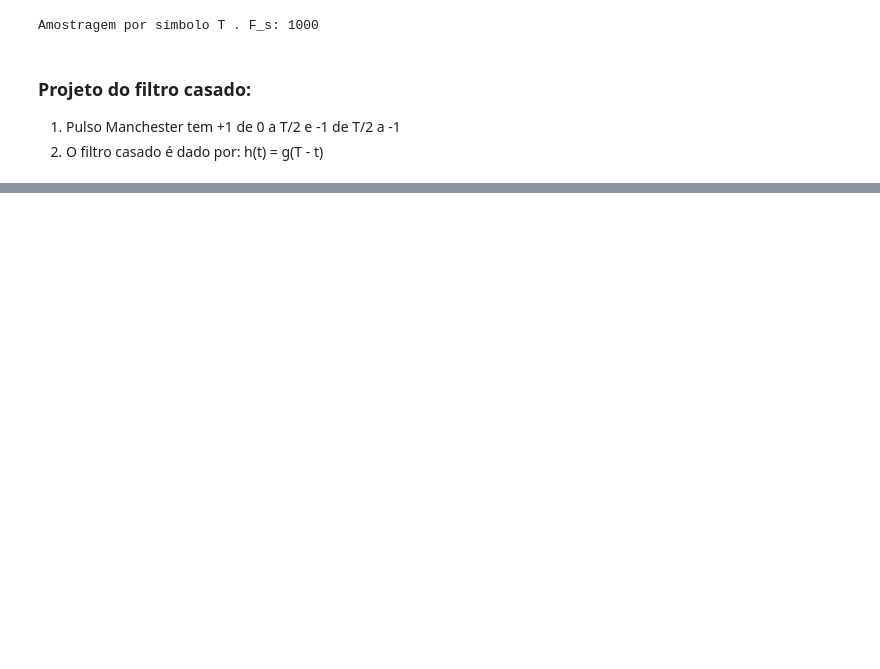
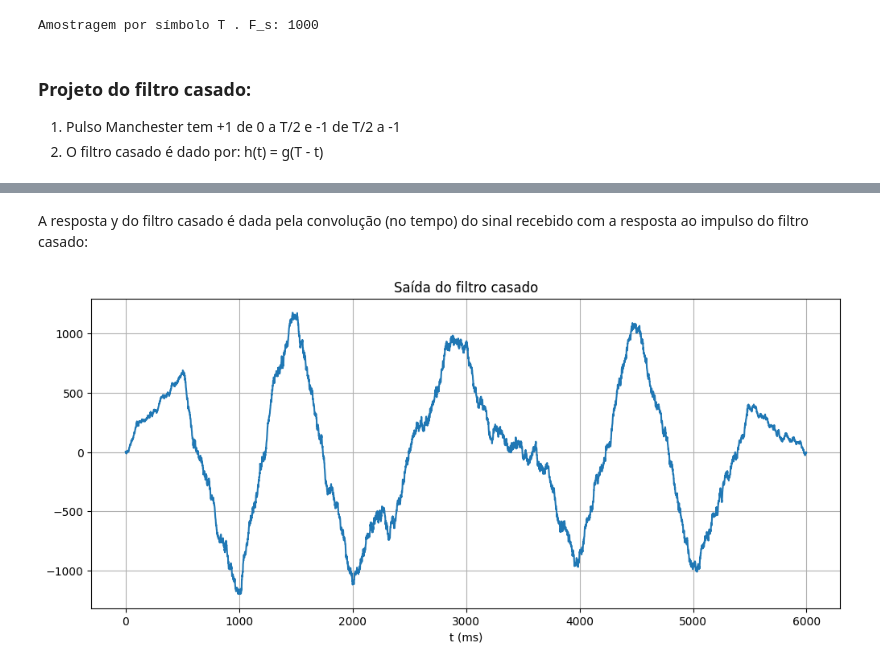
Before and after one commit to eduardoBorgonha/ufsc, a Jupyter notebook: comunicacao/filtros_casados/filtros_casados.ipynb, the cells around one changed output, grey strips where cells are left out. Saved outputs shown, nothing was run; the diff lists cells and outputs as text; code cells hidden in the pictures; blank space fills up the shorter version.

```diff
--- a/comunicacao/filtros_casados/filtros_casados.ipynb
+++ b/comunicacao/filtros_casados/filtros_casados.ipynb
@@ -54,0 +56,12 @@ plt.show()
+# %% [markdown]
+A resposta y do filtro casado é dada pela convolução (no tempo) do sinal recebido com a resposta ao impulso do filtro casado:
+# %%
+y = np.convolve(h_r, sinal_recebido)
+plt.figure(figsize=(12,5))
+plt.plot(y)
+plt.title("Saída do filtro casado")
+plt.xlabel("t (ms)")
+plt.grid(True)
+plt.show()
+# %% [output]
+[figure, added]
```
Also changed, not shown: parts of 8 cells of this notebook.
